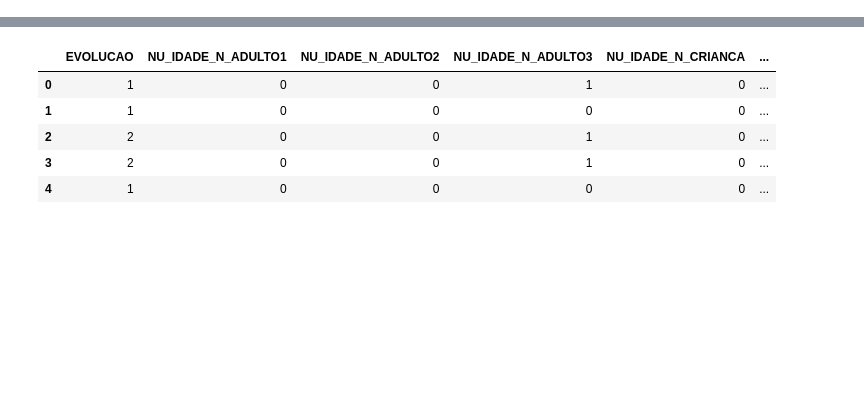
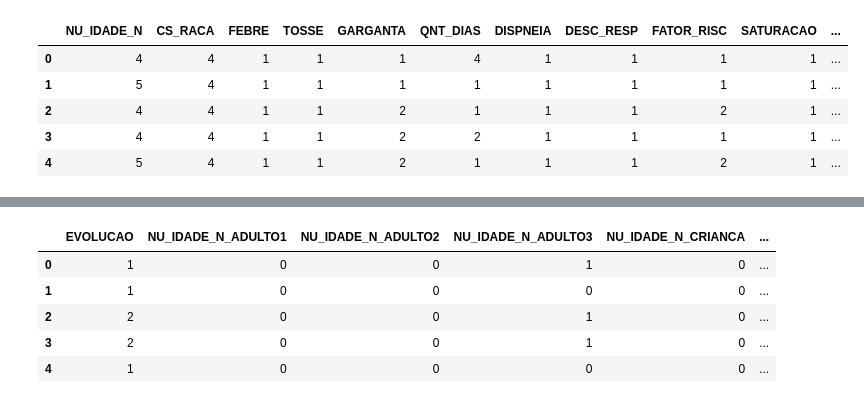
Before and after one commit to WallaceHolanda/covid_mortality_risk_prediction, a Jupyter notebook: notebook/TestandoModelos.ipynb, the cells around one changed output, grey strips where cells are left out. Saved outputs shown, nothing was run; the diff lists cells and outputs as text; code cells hidden in the pictures; blank space fills up the shorter version.

```diff
--- a/notebook/TestandoModelos.ipynb
+++ b/notebook/TestandoModelos.ipynb
@@ -25,0 +16,13 @@ covidData.head()
+# %%
+attributes = ["NU_IDADE_N", "CS_RACA", "FEBRE", "TOSSE", "GARGANTA", "QNT_DIAS", "DISPNEIA", "DESC_RESP", "FATOR_RISC",
+               "SATURACAO", "DIARREIA","VOMITO", "OBESIDADE", "UTI", "SUPORT_VEN", "EVOLUCAO"]
+
+covidData = covidData[attributes]
+covidData.head()
+# %% [output]
+|  | NU_IDADE_N | CS_RACA | FEBRE | TOSSE | GARGANTA | QNT_DIAS | DISPNEIA | DESC_RESP | FATOR_RISC | SATURACAO | ... |
+| 0 | 4 | 4 | 1 | 1 | 1 | 4 | 1 | 1 | 1 | 1 | ... |
+| 1 | 5 | 4 | 1 | 1 | 1 | 1 | 1 | 1 | 1 | 1 | ... |
+| 2 | 4 | 4 | 1 | 1 | 2 | 1 | 1 | 1 | 2 | 1 | ... |
+| 3 | 4 | 4 | 1 | 1 | 2 | 2 | 1 | 1 | 1 | 1 | ... |
+| 4 | 5 | 4 | 1 | 1 | 2 | 1 | 1 | 1 | 2 | 1 | ... |
```
Also changed, not shown: parts of 32 cells of this notebook, 3 other files.
